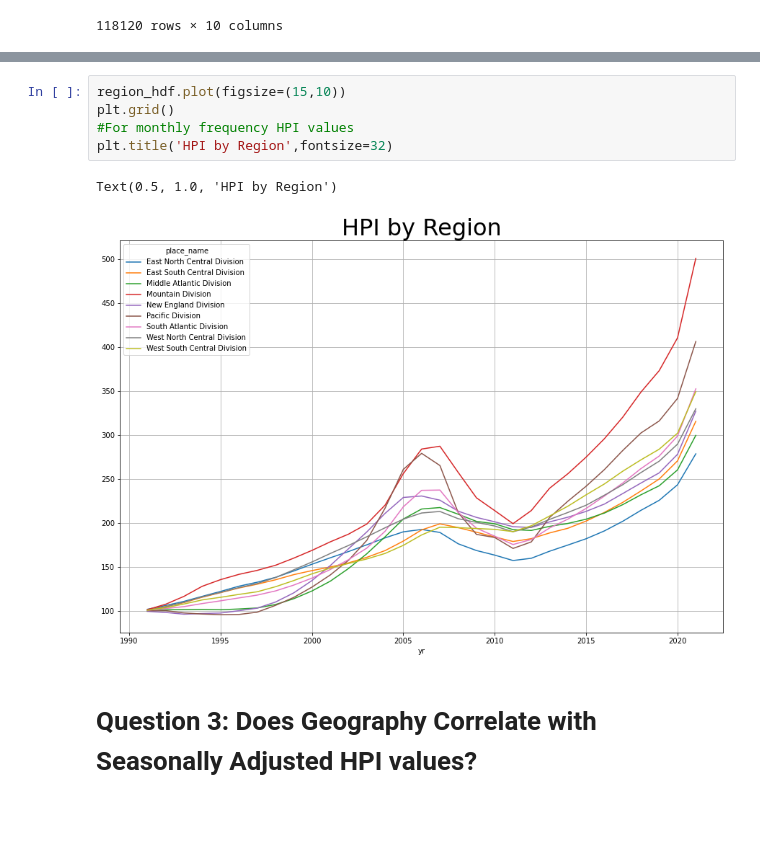
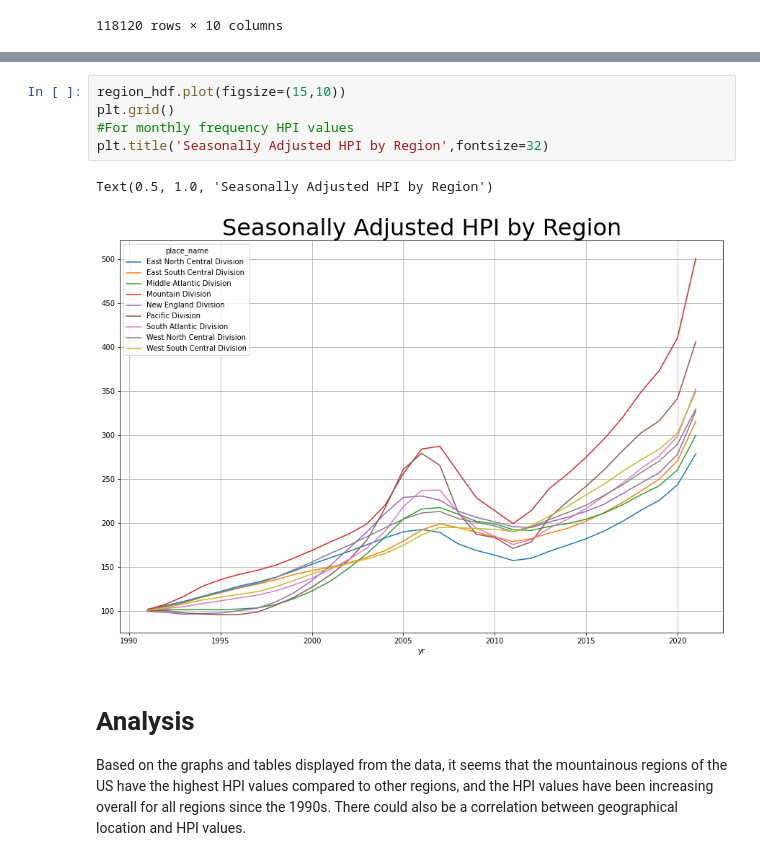
Before and after one commit to Silvam1345/cs103a-cpa01, a Jupyter notebook: cpa01.ipynb, the cells around one changed output, grey strips where cells are left out. Saved outputs shown, nothing was run; the diff lists cells and outputs as text; blank space fills up the shorter version.

Commit message:
made more changes to code for tables

```diff
--- a/cpa01.ipynb
+++ b/cpa01.ipynb
@@ -91,10 +147,11 @@ region_hdf
 # %%
 region_hdf.plot(figsize=(15,10))
 plt.grid()
 #For monthly frequency HPI values
-plt.title('HPI by Region',fontsize=32)
+plt.title('Seasonally Adjusted HPI by Region',fontsize=32)
 # %% [output]
-Text(0.5, 1.0, 'HPI by Region')
+Text(0.5, 1.0, 'Seasonally Adjusted HPI by Region')
-[figure, old version]
+[figure, new version]
-# %% [markdown]
-# Question 3: Does Geography Correlate with Seasonally Adjusted HPI values?
+# %% [markdown]
+# Analysis
+Based on the graphs and tables displayed from the data, it seems that the mountainous regions of the US have the highest HPI values compared to other regions, and the HPI values have been increasing overall for all regions since the 1990s. There could also be a correlation between geographical location and HPI values.
```
Also changed, not shown: parts of 10 cells of this notebook.
